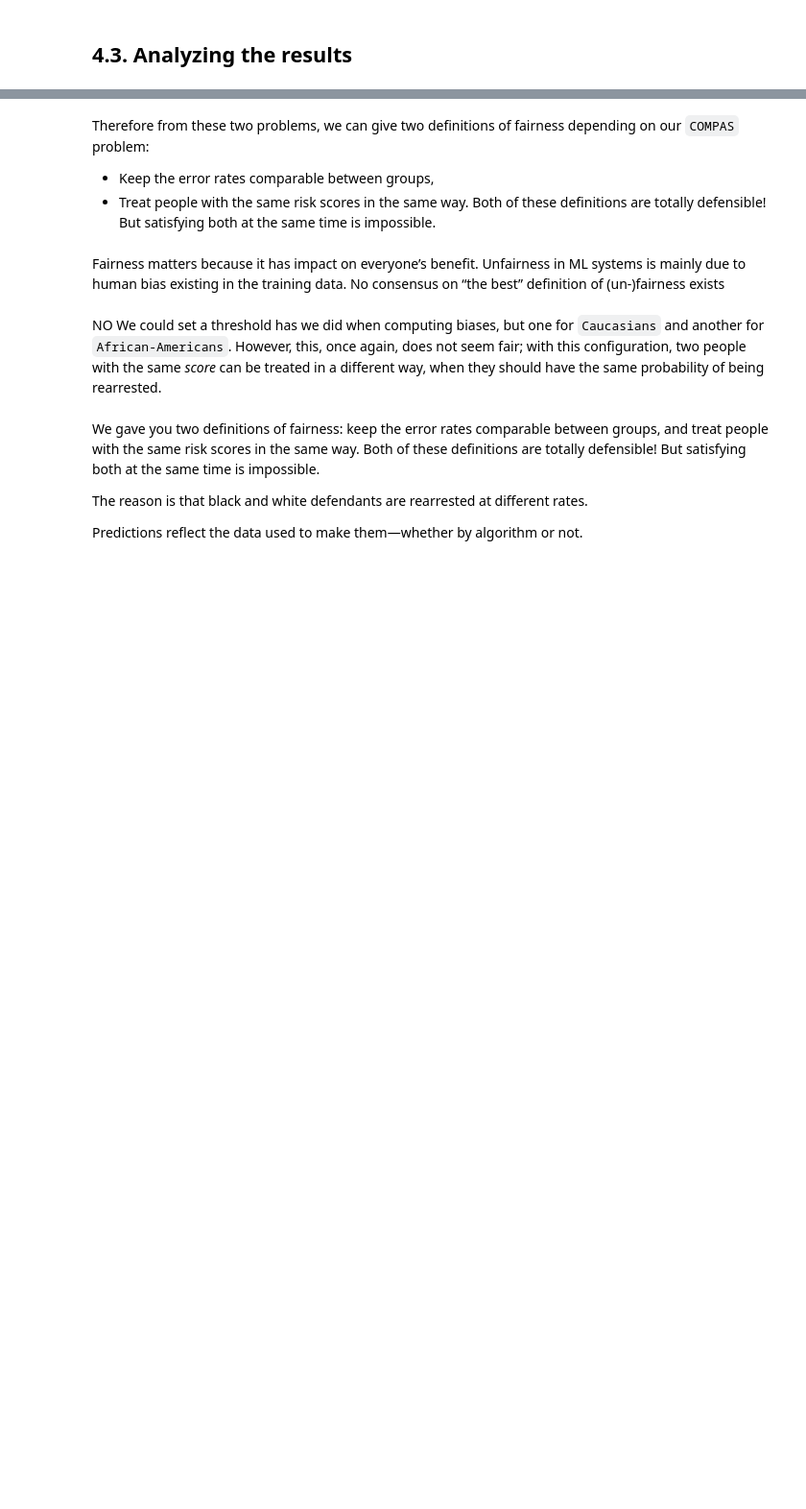
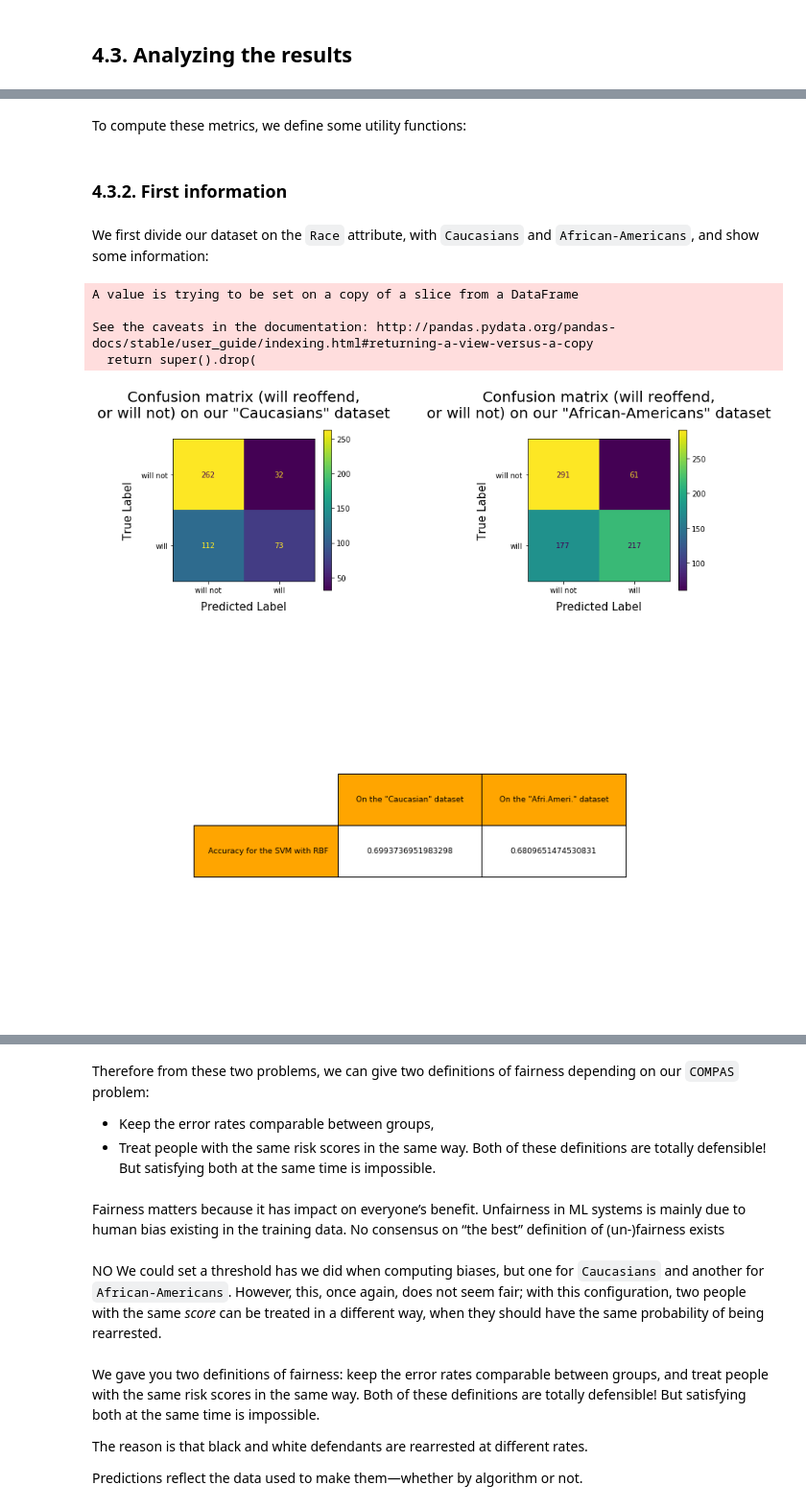
Before and after one commit to EAGEA/COMPAS, a Jupyter notebook: src/project.ipynb, the cells around one changed output, grey strips where cells are left out. Shown at 96% size. Saved outputs shown, nothing was run; the diff lists cells and outputs as text; code cells hidden in the pictures; blank space fills up the shorter version.

```diff
--- a/src/project.ipynb
+++ b/src/project.ipynb
@@ -1154,0 +1217,2 @@ def clean_dataset(df_):
+# %% [markdown]
+To compute these metrics, we define some utility functions:
@@ -1154,0 +1247,39 @@ def clean_dataset(df_):
+# %% [markdown]
+### 4.3.2. First information
+# %% [markdown]
+We first divide our dataset on the `Race` attribute, with `Caucasians` and `African-Americans`, and show some information:
+# %%
+y_trues_race = []
+y_preds_race = []
+# We split our dataset on the race attribute.
+caucasian_X_test = X_test[X_test.race == "Caucasian"]
+africanam_X_test = X_test[X_test.race == "African-American"]
+caucasian_y_test = caucasian_X_test.two_year_recid
+africanam_y_test = africanam_X_test.two_year_recid
+# Then we make it fair (as said before in note, etc).
+caucasian_X_test.drop(["sex", "race", "two_year_recid"], axis = 1, inplace = True)
+africanam_X_test.drop(["sex", "race", "two_year_recid"], axis = 1, inplace = True)
+
+# And we predict and display confusion matrix for each set.
+fig, (ax0, ax1) = plt.subplots(1, 2, figsize = (13, 4))
+fig.subplots_adjust(wspace = 1)
+
+for X, y, name, ax in [(caucasian_X_test, caucasian_y_test, "Caucasians", ax0),
+                             (africanam_X_test, africanam_y_test, "African-Americans", ax1)]:
+
+    y_pred = fair_model.predict(X)
+    y_trues_race.append(y)
+    y_preds_race.append(y_pred)
+    # Display the confusion matrices.
+    display_confusion_matrix(y, y_pred, title = "on our \"" + name + "\" dataset", ax = ax)
+# And then the accuracy.
+display_accuracy(y_trues_race, y_preds_race,
+                 row = ["Accuracy for the SVM with RBF"],
+                 col = ["On the \"Caucasian\" dataset", "On the \"Afri.Ameri.\" dataset"])
+# %% [output]
+A value is trying to be set on a copy of a slice from a DataFrame
+
+See the caveats in the documentation: http://pandas.pydata.org/pandas-docs/stable/user_guide/indexing.html#returning-a-view-versus-a-copy
+  return super().drop(
+[figure, added]
+[figure, added]
```
Also changed, not shown: parts of 33 cells of this notebook.
